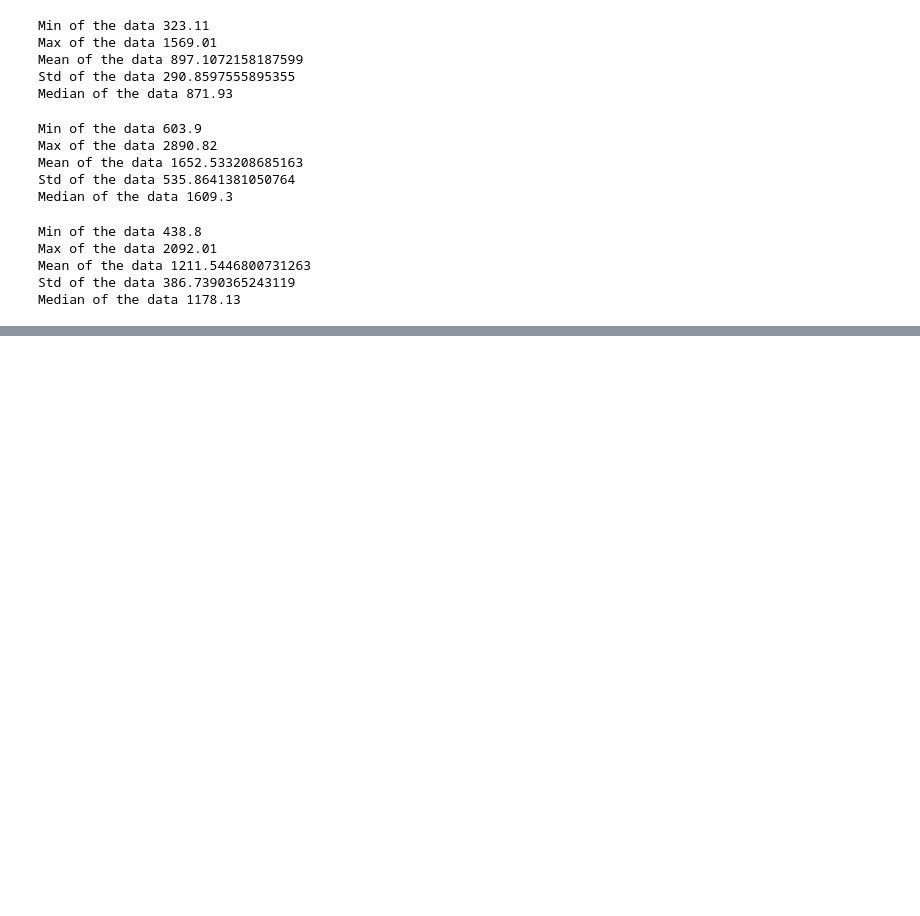
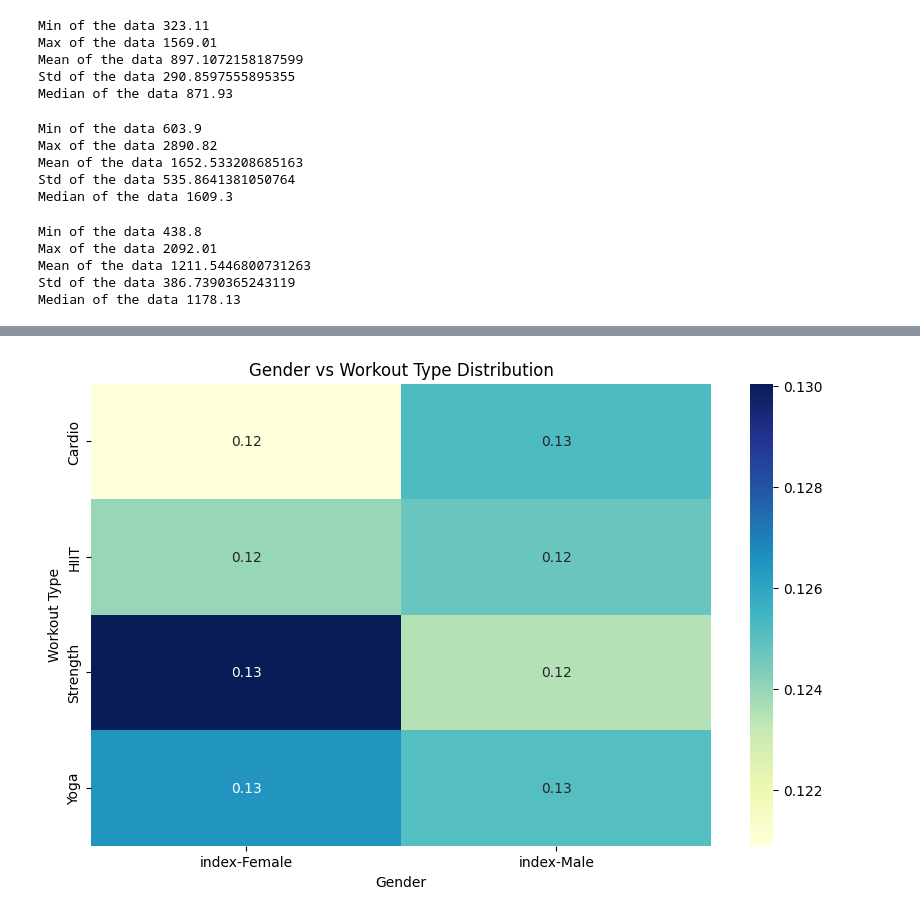
Before and after one commit to umair-gmrm/AI-Foundation-Batch-3, a Jupyter notebook: EDA_I.ipynb, the cells around one changed output, grey strips where cells are left out. Drawn from its saved outputs; the diff is of its cells as text; code cells hidden in the pictures; blank space fills up the shorter version.

```diff
--- a/EDA_I.ipynb
+++ b/EDA_I.ipynb
@@ -290,0 +395,4 @@ Median of the data 1178.13
+# %%
+cols = ["Workout_Type" , "Gender"]
+
+df[cols].reset_index().groupby(["Workout_Type" , "Gender"]).count()/len(df)
@@ -290,0 +410,4 @@ Median of the data 1178.13
+# %%
+gender_vs_workout_type = df[cols].reset_index().groupby(["Workout_Type" , "Gender"]).count()/len(df)
+# %%
+gender_vs_workout_type_unstacked = gender_vs_workout_type.unstack()
@@ -290,0 +424,13 @@ Median of the data 1178.13
+# %%
+import seaborn as sns
+import matplotlib.pyplot as plt
+
+# Unstack the DataFrame to get a proper format for heatmap
+plt.figure(figsize=(10, 6))
+sns.heatmap(gender_vs_workout_type_unstacked, annot=True, fmt=".2f", cmap="YlGnBu")
+plt.title("Gender vs Workout Type Distribution")
+plt.xlabel("Gender")
+plt.ylabel("Workout Type")
+plt.show()
+# %% [output]
+[figure, added]
```
Also changed, not shown: parts of 32 cells of this notebook.
